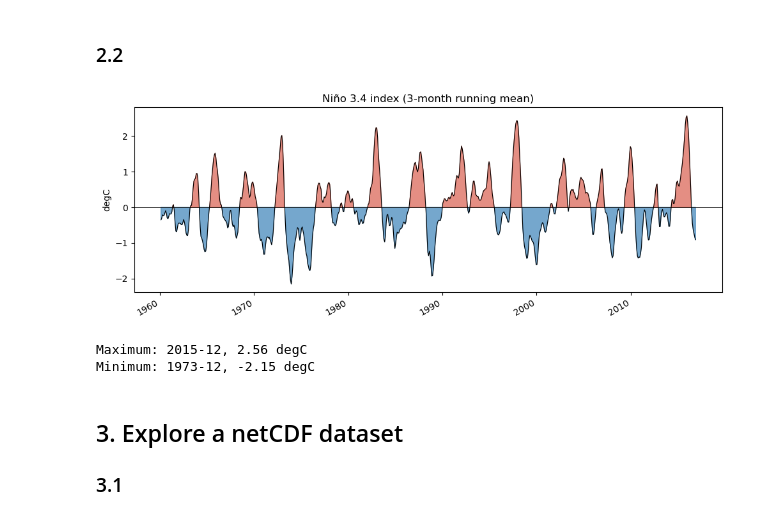
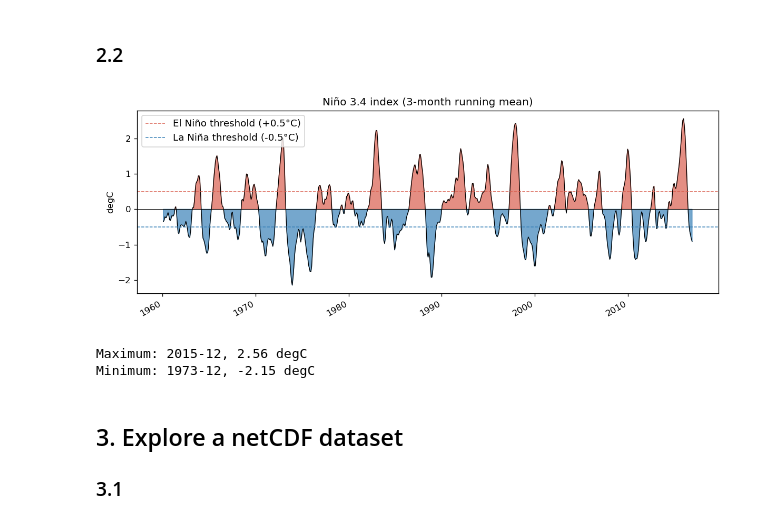
Before and after one commit to aki-825/ESE5023_Assignments_12632722, a Jupyter notebook: assignment03/PS3.ipynb, the cells around one changed output. Drawn from its saved outputs; the diff is of its cells as text; code cells hidden in the pictures.

```diff
--- a/assignment03/PS3.ipynb
+++ b/assignment03/PS3.ipynb
@@ -113,21 +113,24 @@ plt.show()
 # %%
 # 计算三个月滑动平均并绘制Niño 3.4指数
 nino34 = nino_anom.rolling(time=3, center=True).mean()
 
 fig, ax = plt.subplots(figsize=(10, 3.8))
 nino34.plot(ax=ax, color="black", lw=0.8)
 ax.fill_between(nino34.time, 0, nino34, where=nino34 >= 0, color="#d95f4f", alpha=0.7)
 ax.fill_between(nino34.time, 0, nino34, where=nino34 < 0, color="#3b82b8", alpha=0.7)
 ax.axhline(0, color="black", lw=0.6)
+ax.axhline(0.5, color="#d95f4f", ls="--", lw=0.9, label="El Niño threshold (+0.5°C)")
+ax.axhline(-0.5, color="#3b82b8", ls="--", lw=0.9, label="La Niña threshold (-0.5°C)")
 ax.set(title="Niño 3.4 index (3-month running mean)", ylabel="degC", xlabel="")
+ax.legend(loc="upper left", fontsize=11)
 fig.tight_layout()
 plt.show()
 
 # 输出指数极值
 print(f"Maximum: {nino34.time[nino34.argmax(skipna=True)].dt.strftime('%Y-%m').item()}, {nino34.max().item():.2f} degC")
 print(f"Minimum: {nino34.time[nino34.argmin(skipna=True)].dt.strftime('%Y-%m').item()}, {nino34.min().item():.2f} degC")
 # %% [output]
-[figure, old version]
+[figure, new version]
 Maximum: 2015-12, 2.56 degC
 Minimum: 1973-12, -2.15 degC
 # %% [markdown]
```
Also changed, not shown: parts of 1 cell of this notebook, 2 other files.
